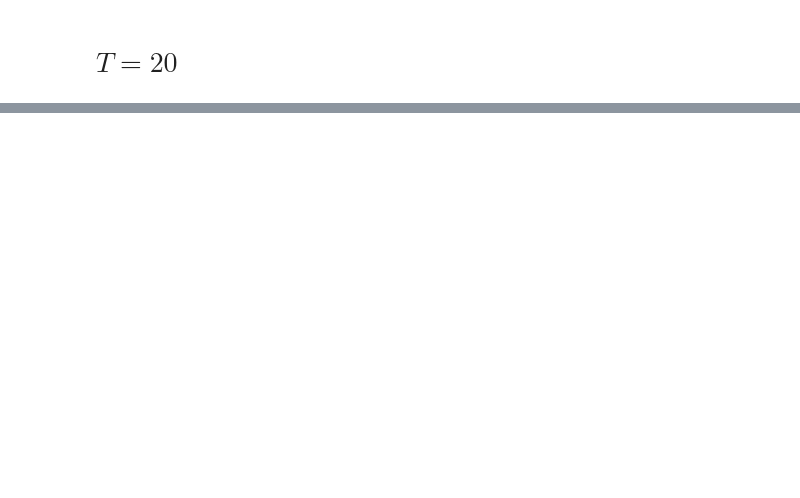
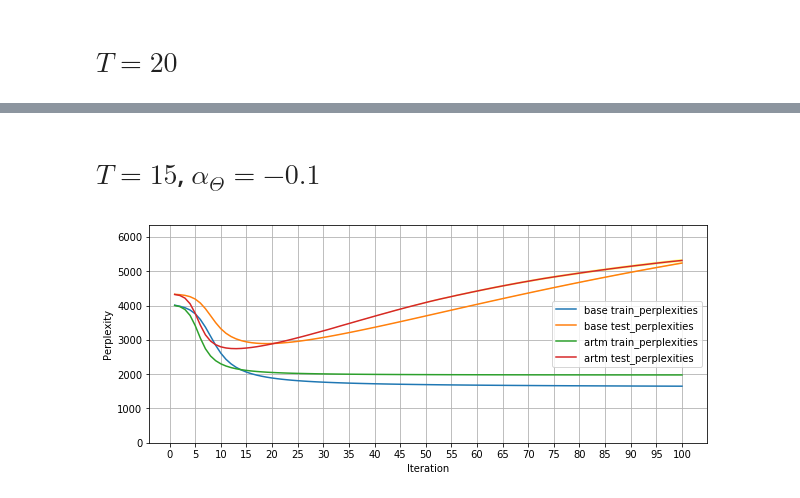
Before and after one commit to ilirhin/Diploma, a Jupyter notebook: Sources/ThetalessExperiment.ipynb, the cells around one changed output, grey strips where cells are left out. Saved outputs shown, nothing was run; the diff lists cells and outputs as text; code cells hidden in the pictures; blank space fills up the shorter version.

```diff
--- a/Sources/ThetalessExperiment.ipynb
+++ b/Sources/ThetalessExperiment.ipynb
@@ -200,0 +233,6 @@ phi_experiment_res('./thetaless_exp/phi_exp_20_topics.pkl')
+# %% [markdown]
+# $T = 15$, $\alpha_{\Theta} = -0.1$
+# %%
+phi_experiment_res('./thetaless_exp/phi_exp_15_topics_theta_alpha-0.1.pkl')
+# %% [output]
+[figure, added]
```
Also changed, not shown: parts of 9 cells of this notebook, 6 other files.
